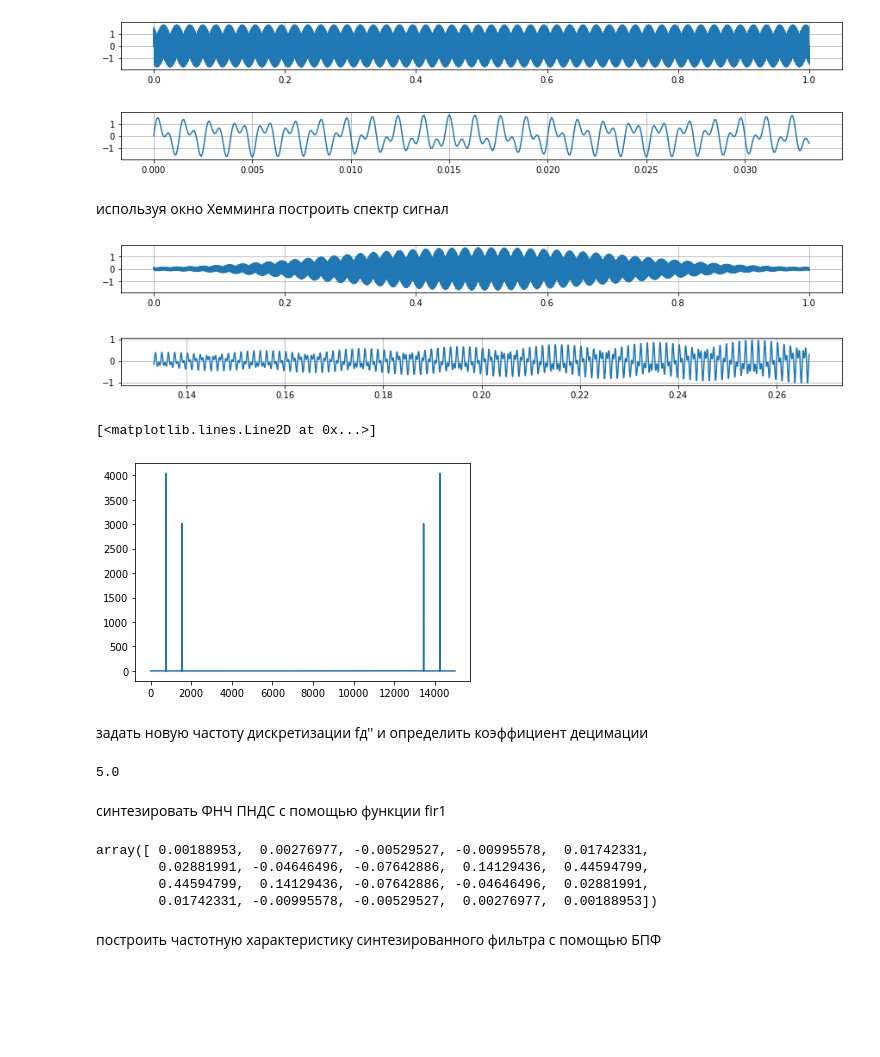
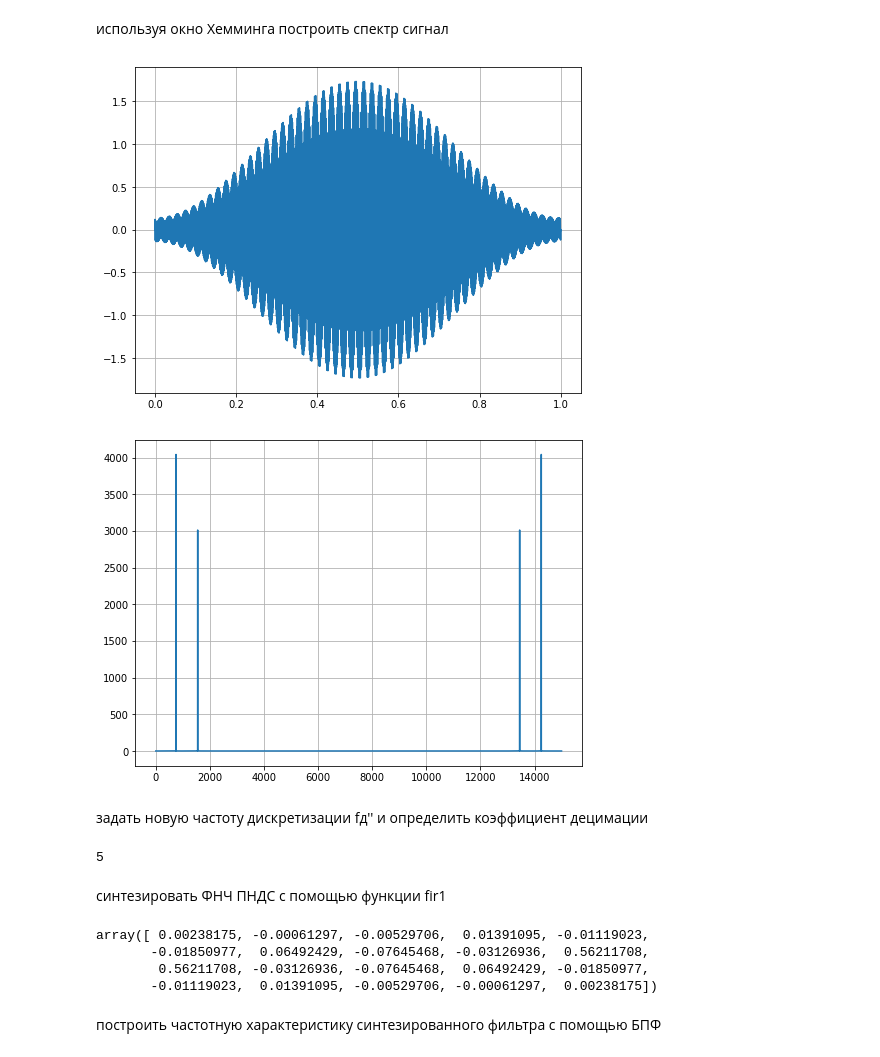
Before and after one commit to e-uskova/py-works, a Jupyter notebook: TOMD-py/tomd_lab4.ipynb, the cells around one changed output. Saved outputs shown, nothing was run; the diff lists cells and outputs as text; code cells hidden in the pictures; blank space fills up the shorter version.

```diff
--- a/TOMD-py/tomd_lab4.ipynb
+++ b/TOMD-py/tomd_lab4.ipynb
@@ -7,10 +6,10 @@ import fir1
 # %%
-def show_plot(x, y, title='', xlabel='', ylabel='', figsize=(8, 6)):
+def show_plot(x, y=None, figsize=(8, 6)):
     plt.figure(figsize=figsize)
-    plt.plot(x, y)
-    plt.title(title)
-    plt.xlabel(xlabel)
-    plt.ylabel(ylabel)
+    if np.all(y) == None:
+        plt.plot(x)
+    else:
+        plt.plot(x, y)
     plt.grid()
     plt.show()
 # %%
@@ -26,3 +23,6 @@ secs = 1 # с
 # %%
-def fun(t):
-    return np.sin(2 * np.pi * f1 * t) + 0.75 * np.sin(2 * np.pi * f2 * t)
+t = np.linspace(0, 1, fd1)
+
+x = np.sin(2 * np.pi * f1 * t) + 0.75 * np.sin(2 * np.pi * f2 * t)
+
+show_plot(t, x)
@@ -29,47 +31,35 @@ def fun(t):
-# %%
-t = np.linspace(0, secs, fd1)
-
-x = fun(t)
-show_plot(t, x, figsize=(15, 1))
-show_plot(t[:500], x[:500], figsize=(15, 1))
-# %% [output]
-[figure, removed]
-[figure, removed]
 # %% [markdown]
 используя окно Хемминга построить спектр сигнал
 # %%
 w = scipy.signal.hamming(fd1)
 dw = x * w
 
-show_plot(t, dw, figsize=(15, 1))
-show_plot(t[2000:4000], dw[2000:4000], figsize=(15, 1))
+show_plot(t, dw)
 # %% [output]
-[figure, old version]
+[figure, new version]
-[figure, removed]
 # %%
 AmpSpec_dw = abs(np.fft.fft(dw))
 
-plt.plot(AmpSpec_dw)
+show_plot(AmpSpec_dw)
 # %% [output]
-[<matplotlib.lines.Line2D at 0x...>]
-[figure, old version]
+[figure, new version]
 # %% [markdown]
 задать новую частоту дискретизации fд'' и определить коэффициент децимации
 # %%
-dec = fd1 / fd2
+dec = fd1 // fd2
 dec
 # %% [output]
-5.0
+5
 # %% [markdown]
 синтезировать ФНЧ ПНДС с помощью функции fir1
 # %%
-h = scipy.signal.firwin(20, 0.5)
+h = scipy.signal.firwin(20, 0.7)
 h
 # %% [output]
-array([ 0.00188953,  0.00276977, -0.00529527, -0.00995578,  0.01742331,
-        0.02881991, -0.04646496, -0.07642886,  0.14129436,  0.44594799,
-        0.44594799,  0.14129436, -0.07642886, -0.04646496,  0.02881991,
-        0.01742331, -0.00995578, -0.00529527,  0.00276977,  0.00188953])
+array([ 0.00238175, -0.00061297, -0.00529706,  0.01391095, -0.01119023,
+       -0.01850977,  0.06492429, -0.07645468, -0.03126936,  0.56211708,
+        0.56211708, -0.03126936, -0.07645468,  0.06492429, -0.01850977,
+       -0.01119023,  0.01391095, -0.00529706, -0.00061297,  0.00238175])
 # %% [markdown]
 построить частотную характеристику синтезированного фильтра с помощью
 БПФ
```
Also changed, not shown: parts of 23 cells of this notebook.
